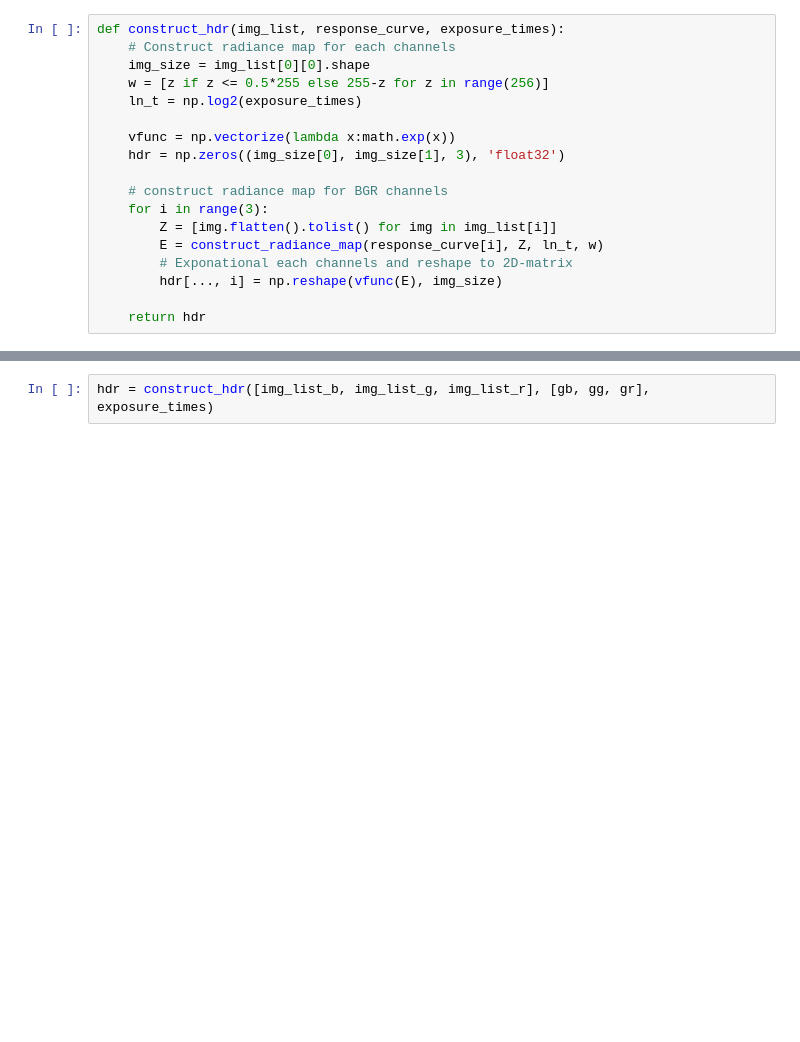
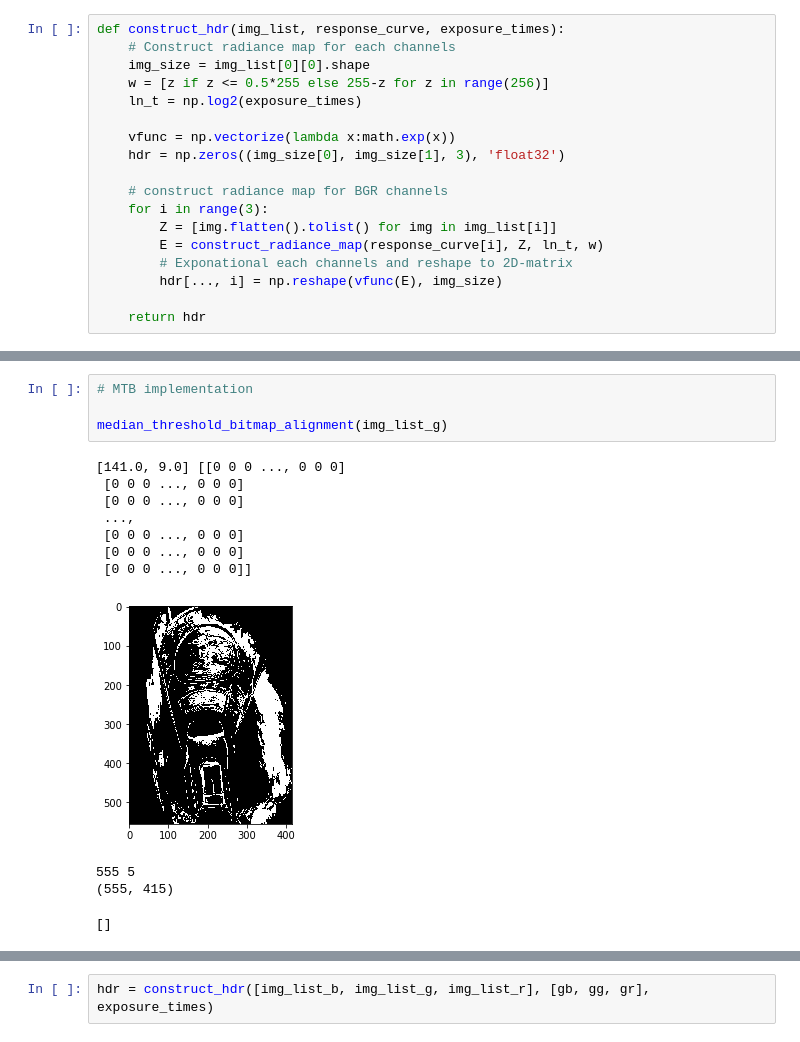
Before and after one commit to SSARCandy/HDR-imaging, a Jupyter notebook: HDR-playground.ipynb, the cells around one changed output, grey strips where cells are left out. Cells and saved outputs as stored; diff of their text form; blank space fills up the shorter version.

```diff
--- a/HDR-playground.ipynb
+++ b/HDR-playground.ipynb
@@ -136,3 +232,19 @@ gr, _ = hdr_debvec(img_list_r, exposure_times)
+# %%
+# MTB implementation
+
+median_threshold_bitmap_alignment(img_list_g)
+# %% [output]
+[141.0, 9.0] [[0 0 0 ..., 0 0 0]
+ [0 0 0 ..., 0 0 0]
+ [0 0 0 ..., 0 0 0]
+ ...,
+ [0 0 0 ..., 0 0 0]
+ [0 0 0 ..., 0 0 0]
+ [0 0 0 ..., 0 0 0]]
+[figure, added]
+555 5
+(555, 415)
+[]
 # %%
 plt.figure(figsize=(10,10))
 plt.plot(gr,range(256), 'rx')
```
Also changed, not shown: parts of 5 cells of this notebook, 1 other file.
